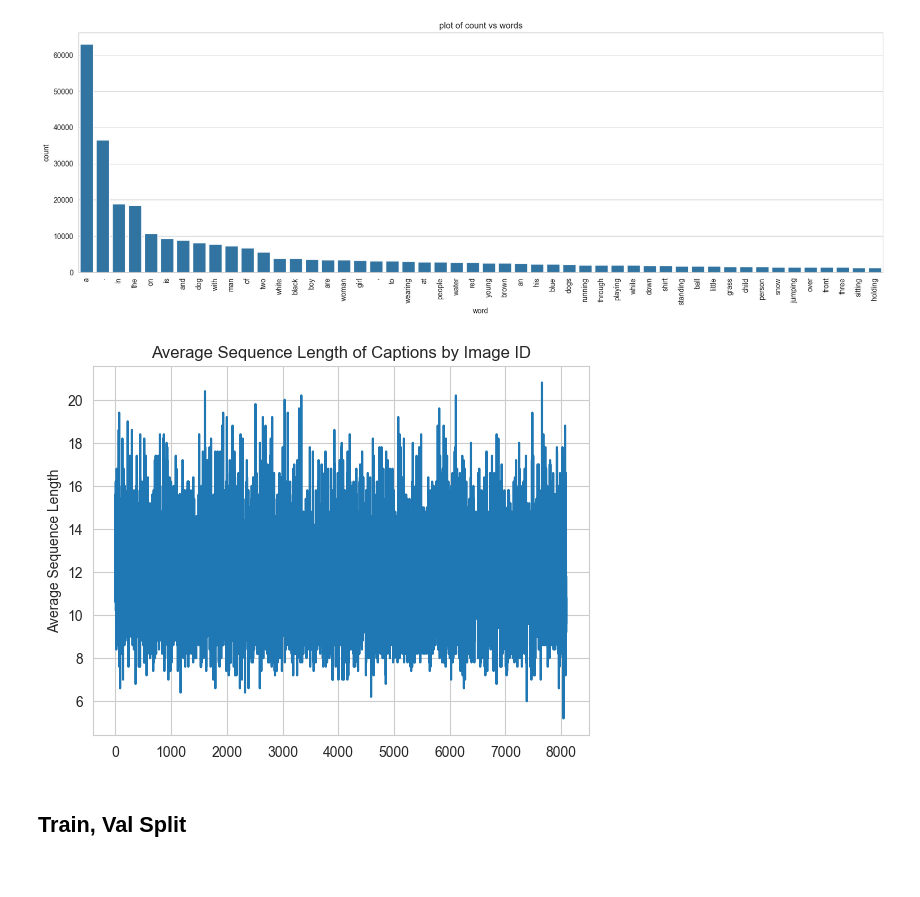
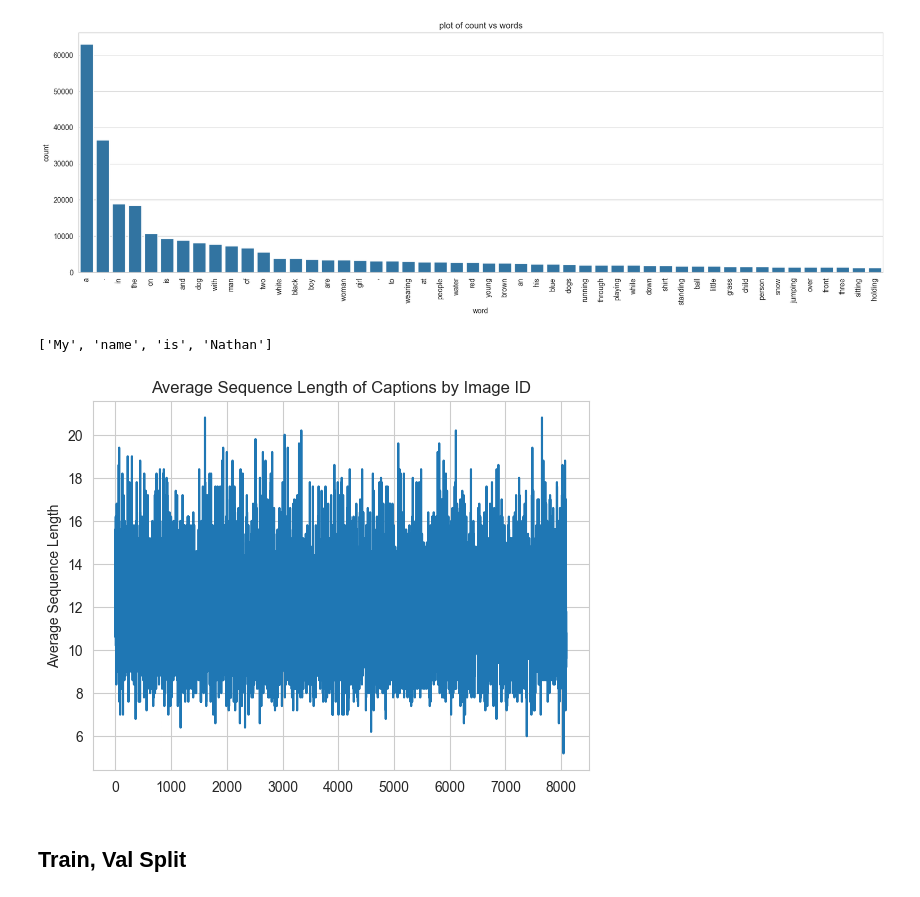
Before and after one commit to natek-1/Image-Captioning, a Jupyter notebook: research/show attend and tell.ipynb, the cells around one changed output. Drawn from its saved outputs; the diff is of its cells as text; code cells hidden in the pictures.

```diff
--- a/research/show attend and tell.ipynb
+++ b/research/show attend and tell.ipynb
@@ -115,17 +115,25 @@ plt.title("plot of count vs words")
 # %% [output]
 Text(0.5, 1.0, 'plot of count vs words')
 [figure]
+# %%
+"My name is Nathan".split()
+# %% [output]
+['My', 'name', 'is', 'Nathan']
+# %%
+nlp = spacy.load("en_core_web_sm")
+df['cal_len'] = df['caption'].apply(lambda x: len(nlp.tokenizer(x)))
 # %%
-df['sequence_length'] = df['caption'].apply(lambda x: len(x.split()))
+nlp = spacy.load("en_core_web_sm")
+df['sequence_length'] = df['caption'].apply(lambda x: len(nlp.tokenizer(x)))
 
 # Step 3: Group by 'image_id' and calculate the average sequence length
 avg_sequence_length = df.groupby('image')['sequence_length'].mean().reset_index()
 avg_sequence_length['sequence_length'].plot()
 plt.ylabel('Average Sequence Length')
 plt.title('Average Sequence Length of Captions by Image ID')
 plt.show()
 # %% [output]
-[figure, old version]
+[figure, new version]
 # %% [markdown]
 ## Train, Val Split
 # %%
```
Also changed, not shown: parts of 3 cells of this notebook, 1 other file.
